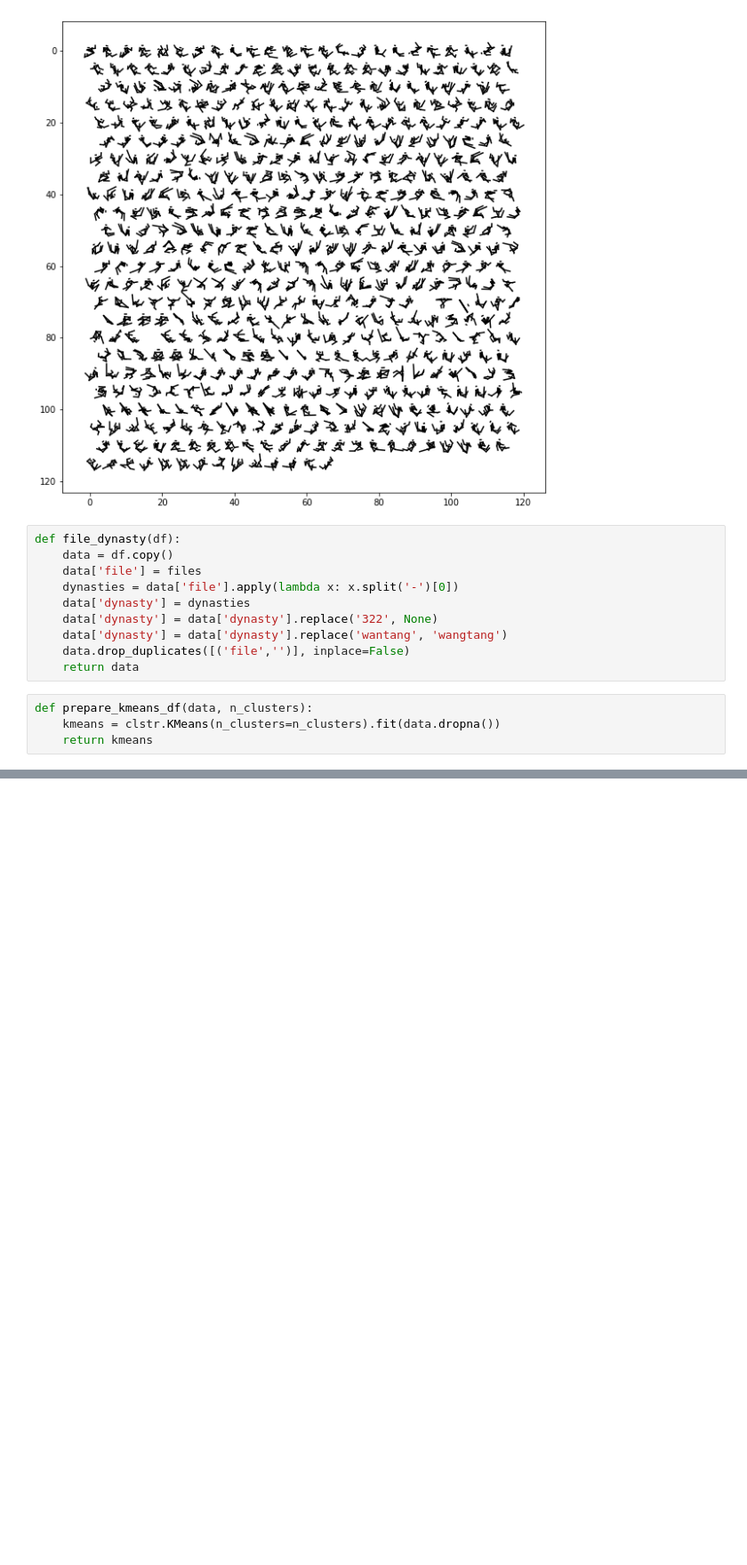
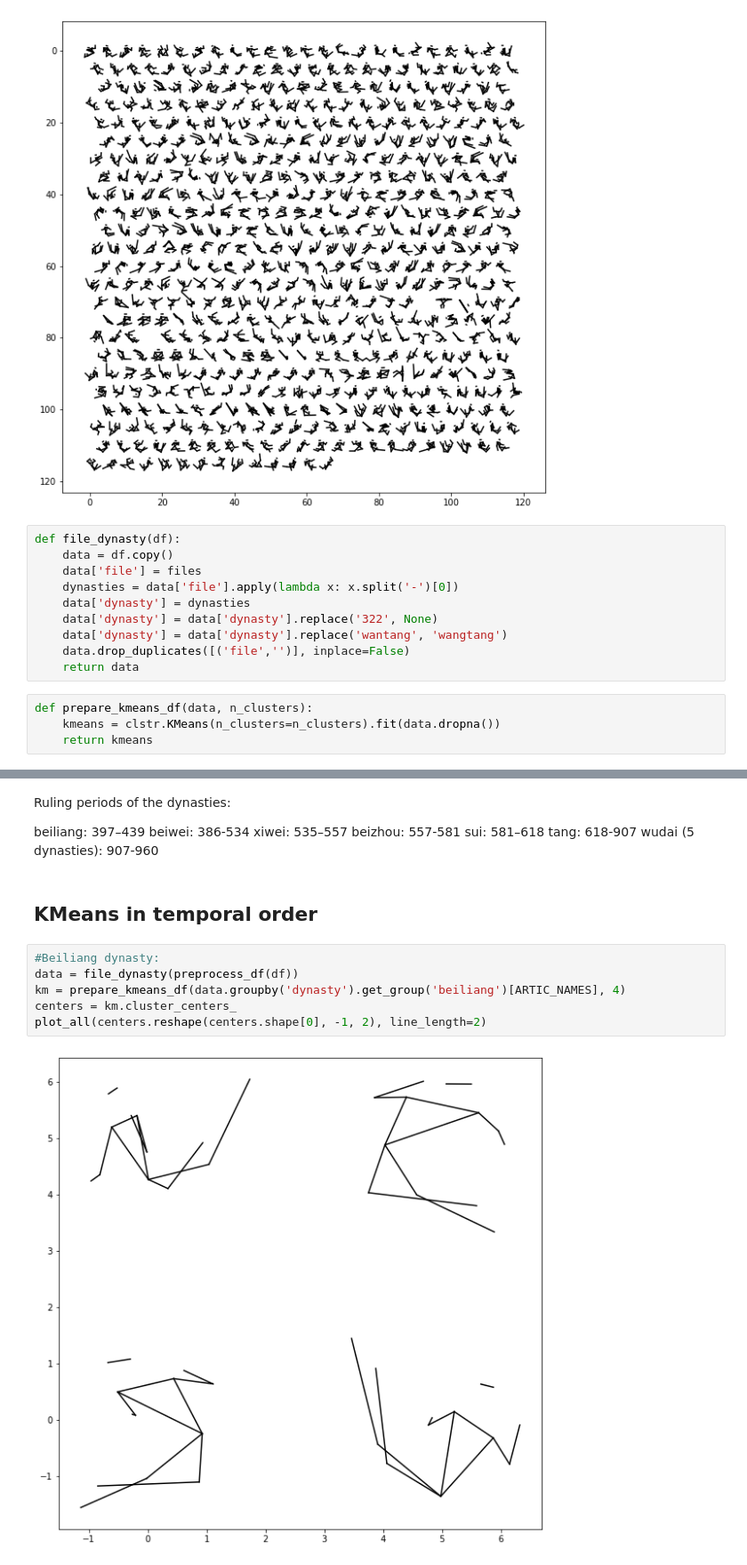
Before and after one commit to floffy-f/NSLO_DH412, a Jupyter notebook: Apsara_temporal.ipynb, the cells around one changed output, grey strips where cells are left out. Shown at 89% size. Saved outputs shown, nothing was run; the diff lists cells and outputs as text; blank space fills up the shorter version.

```diff
--- a/Apsara_temporal.ipynb
+++ b/Apsara_temporal.ipynb
@@ -216,0 +213,20 @@ for name, group in grouped:
+# %% [markdown]
+Ruling periods of the dynasties:
+
+beiliang: 397–439
+beiwei: 386-534
+xiwei: 535–557
+beizhou: 557-581
+sui:  581–618
+tang:  618-907
+wudai (5 dynasties): 907-960
+# %% [markdown]
+## KMeans in temporal order
+# %%
+#Beiliang dynasty:
+data = file_dynasty(preprocess_df(df))
+km = prepare_kmeans_df(data.groupby('dynasty').get_group('beiliang')[ARTIC_NAMES], 4)
+centers = km.cluster_centers_
+plot_all(centers.reshape(centers.shape[0], -1, 2), line_length=2)
+# %% [output]
+[figure, added]
```
Also changed, not shown: parts of 9 cells of this notebook.
